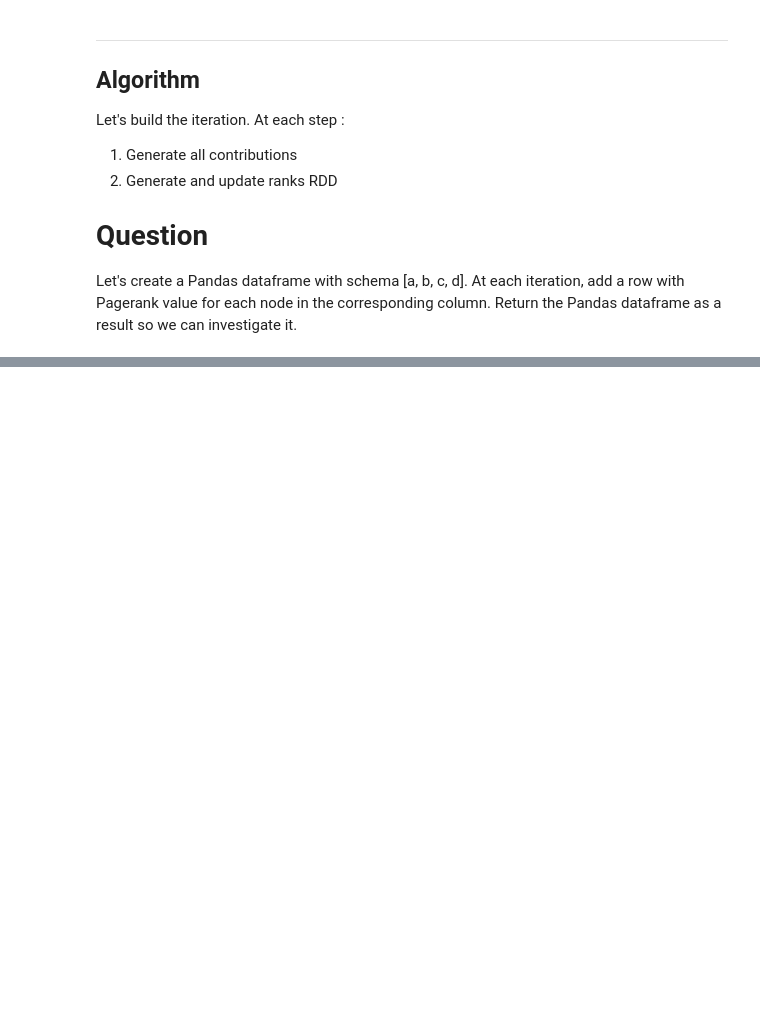
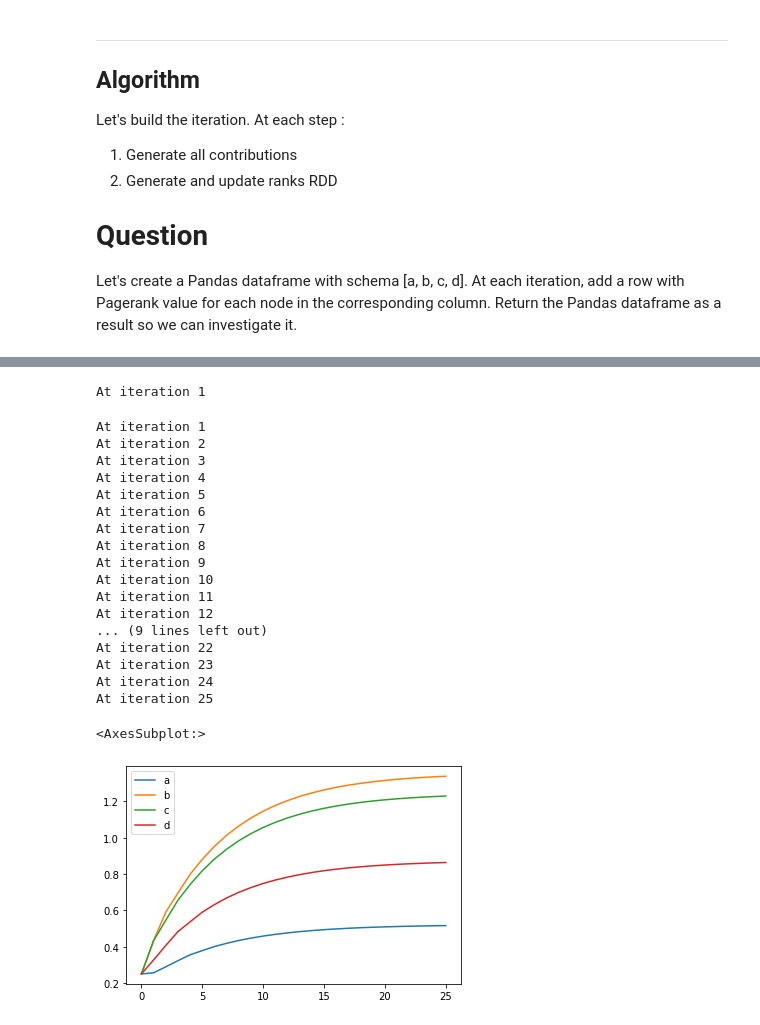
Before and after one commit to juan-kabbali/pyspark-tutorial, a Jupyter notebook: 2-novice/2-Pagerank-RDD.ipynb, the cells around one changed output, grey strips where cells are left out. Saved outputs shown, nothing was run; the diff lists cells and outputs as text; code cells hidden in the pictures; blank space fills up the shorter version.

```diff
--- a/2-novice/2-Pagerank-RDD.ipynb
+++ b/2-novice/2-Pagerank-RDD.ipynb
@@ -217,6 +217,7 @@ def generate_ranks(sc, contributions, damping):
     """
     Calculates URL contributions to the rank of other URLs.
     """
+    return contributions.reduceByKey(lambda x, y: x + y).map(lambda x: (x[0], 1 - damping + damping * x[1]))
 # %%
 """
 Graded cell
@@ -263,3 +261,27 @@ def initialize(sc):
     ranks = links.keys().map(lambda url: (url, 0.25))
 
     return (links, ranks)
+# %%
+links, ranks = initialize(sc)
+
+print(type(links))
+print(links.collect(), '\n\n')
+
+print(type(ranks))
+print(ranks.collect(), '\n\n')
+
+# ranks
+rank1 = generate_contributions(sc,links,ranks)
+rank1.collect()
+
+rank2 = generate_ranks(sc,rank1,0.85)
+rank3 = rank2.collect()
+
+# page rank
+pr = {'a':[0.25], 'b':[0.25], 'c':[0.25], 'd':[0.25]}
+for rank in rank3:
+    pr[rank[0]].append(rank[1])
+print(pr)
+
+df = pd.DataFrame(pr, columns=['a', 'b', 'c', 'd'])
+print(df.head())
@@ -280,8 +315,13 @@ def main(sc, iterations, damping, links, ranks):
     }
     for iteration in range(iterations):
         print("At iteration %s" % (iteration + 1))
-        # YOUR CODE HERE
-        raise NotImplementedError()
+        # we have to use the previous developed functions
+        contributions = generate_contributions(sc,links,ranks)
+        ranks = generate_ranks(sc,contributions,damping)
+        normal_ranks = ranks.collect()
+        for r in normal_ranks:
+            pageranks[r[0]].append(round(r[1],5))
+
     return pd.DataFrame(pageranks, columns=columns)
 # %%
 """
@@ -296,12 +336,34 @@ assert result.to_dict()['a'][1] == 0.25625
 assert result.to_dict()['b'][1] - (0.1 + 1/3) < 0.1
 assert result.to_dict()['c'][1] - (0.1 + 1/3) < 0.1
 assert result.to_dict()['d'][1] - 0.327083 < 0.1
+# %% [output]
+At iteration 1
 # %%
 # We can plot the DataFrame of pagerank evolution
 # beware, this cell takes a long time to run
 
 links, ranks = initialize(sc)
-#result = main(sc, 25, 0.85, links, ranks)
-#result.plot()
+result = main(sc, 25, 0.85, links, ranks)
+result.plot()
+# %% [output]
+At iteration 1
+At iteration 2
+At iteration 3
+At iteration 4
+At iteration 5
+At iteration 6
+At iteration 7
+At iteration 8
+At iteration 9
+At iteration 10
+At iteration 11
+At iteration 12
+... (9 lines left out)
+At iteration 22
+At iteration 23
+At iteration 24
+At iteration 25
+<AxesSubplot:>
+[figure, added]
 # %%
 sc.stop()
```
Also changed, not shown: parts of 2 cells of this notebook.
